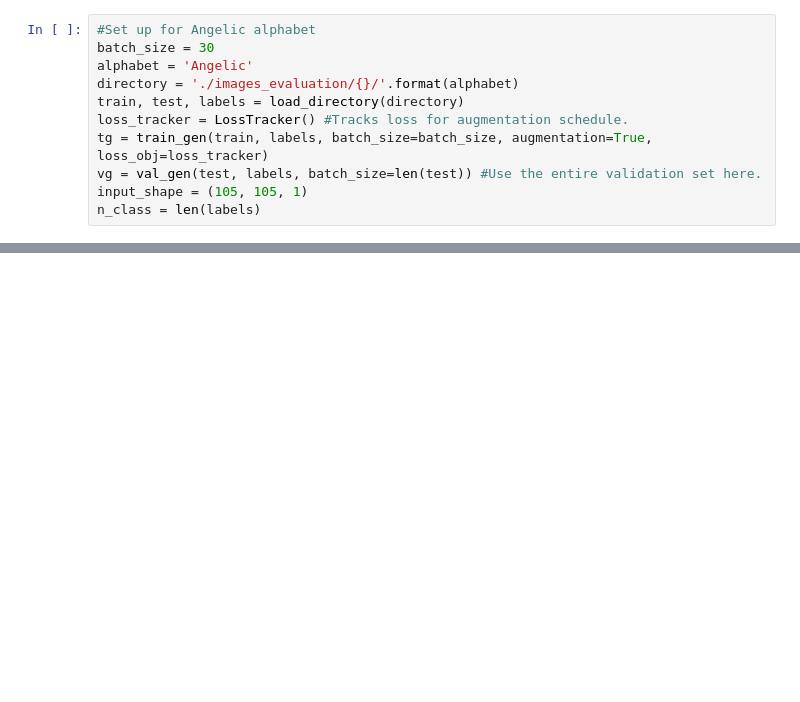
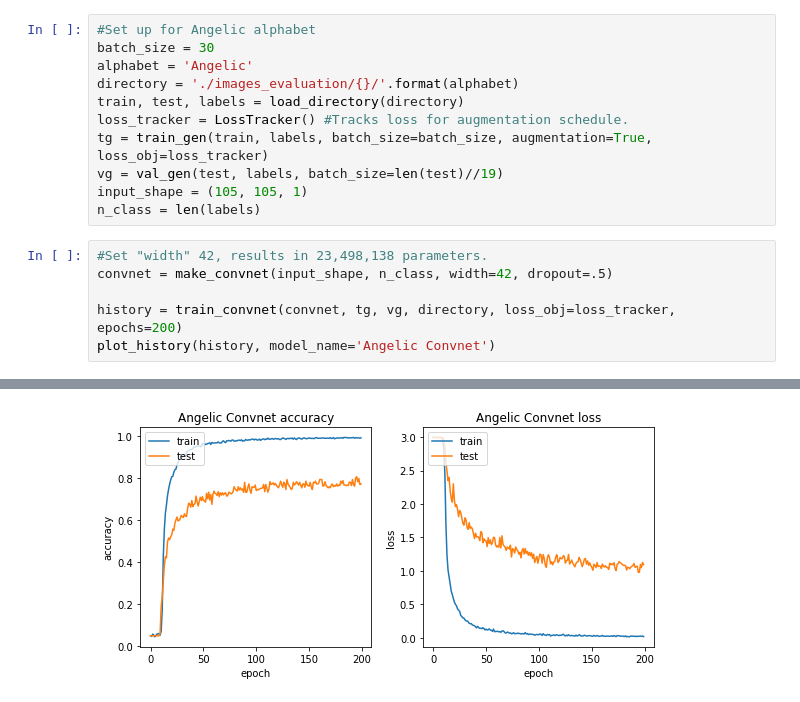
Before and after one commit to AlliedToasters/omniglot, a Jupyter notebook: salvaged.ipynb, the cells around one changed output, grey strips where cells are left out. Cells and saved outputs as stored; diff of their text form; blank space fills up the shorter version.

```diff
--- a/salvaged.ipynb
+++ b/salvaged.ipynb
@@ -29,6 +34,13 @@ directory = './images_evaluation/{}/'.format(alphabet)
 train, test, labels = load_directory(directory)
 loss_tracker = LossTracker() #Tracks loss for augmentation schedule.
 tg = train_gen(train, labels, batch_size=batch_size, augmentation=True, loss_obj=loss_tracker)
-vg = val_gen(test, labels, batch_size=len(test)) #Use the entire validation set here.
+vg = val_gen(test, labels, batch_size=len(test)//19)
 input_shape = (105, 105, 1)
 n_class = len(labels)
+# %%
+#Set "width" 42, results in 23,498,138 parameters.
+convnet = make_convnet(input_shape, n_class, width=42, dropout=.5)
+
+history = train_convnet(convnet, tg, vg, directory, loss_obj=loss_tracker, epochs=200)
+plot_history(history, model_name='Angelic Convnet')
+# %% [output]
@@ -34,0 +49 @@ n_class = len(labels)
+[figure, added]
```
Also changed, not shown: parts of 20 cells of this notebook, 1 other file.
